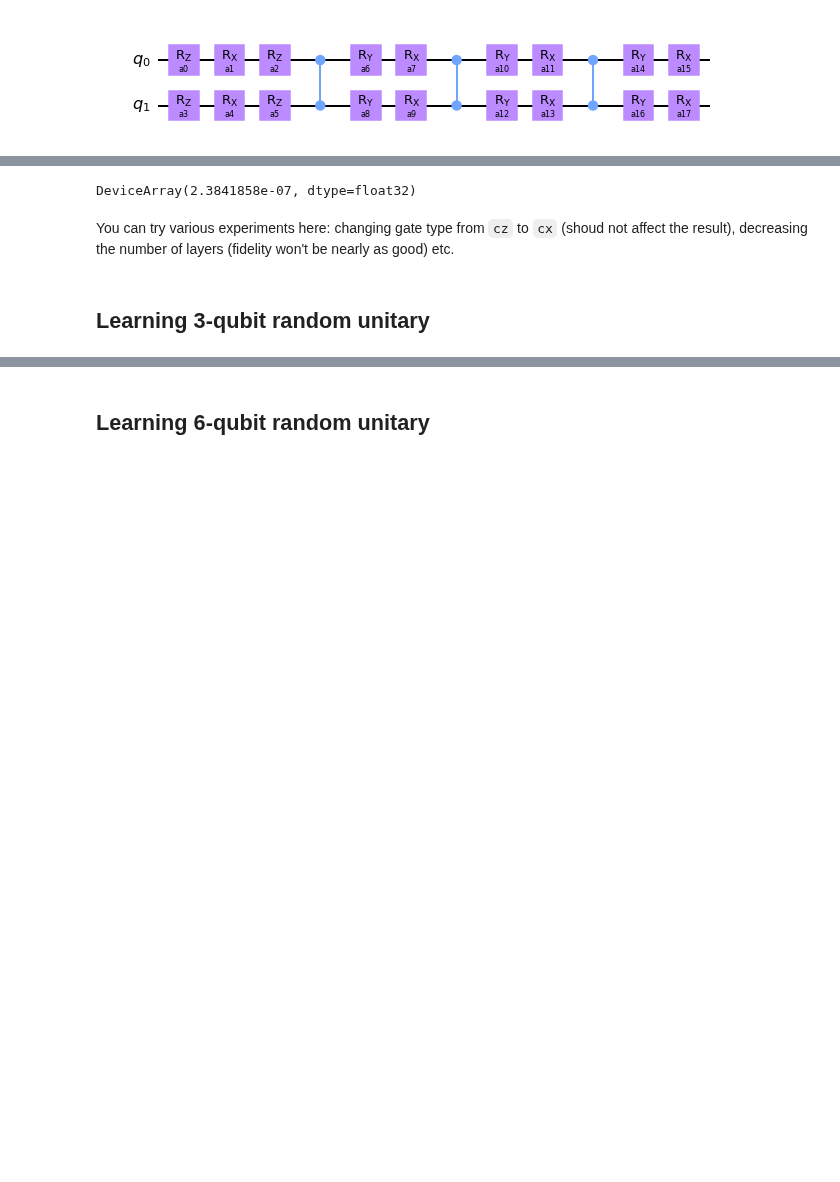
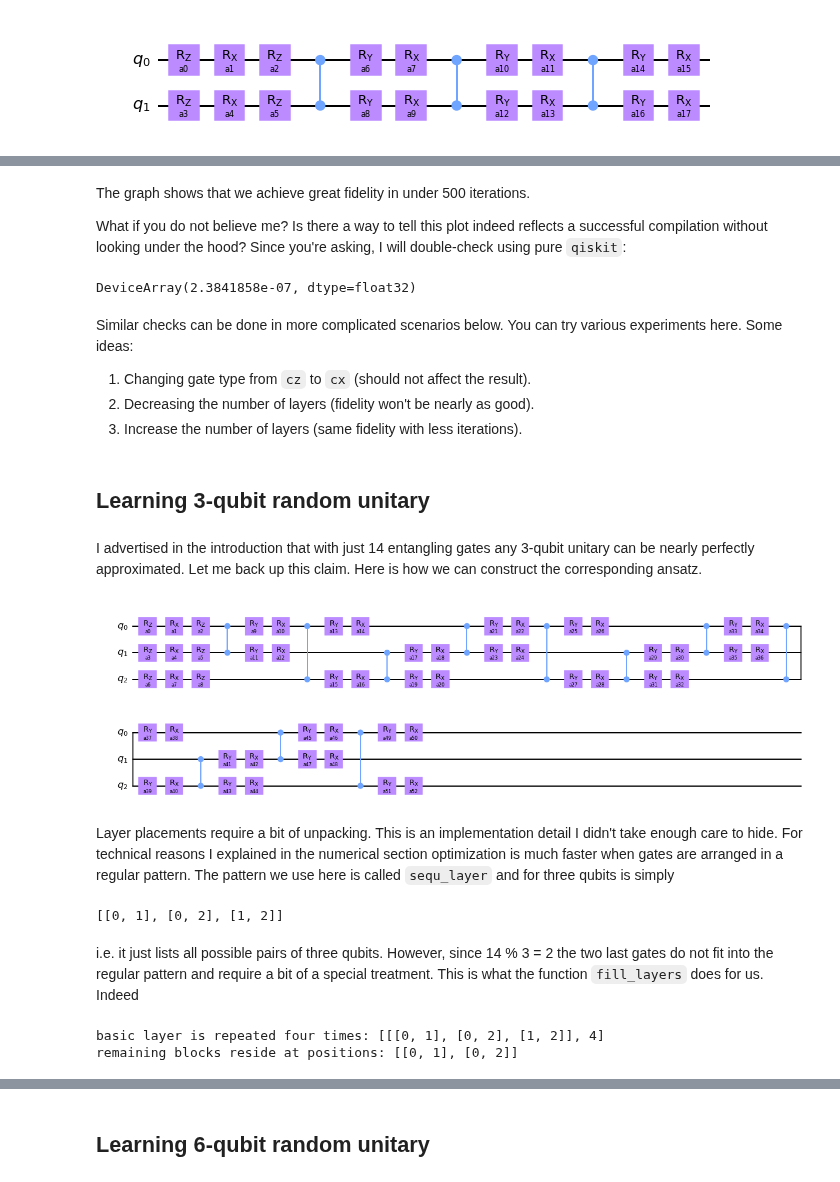
Before and after one commit to idnm/blog0, a Jupyter notebook: _notebooks/2021-12-09-Machine learning compilation of quantum circuits -- experiments.ipynb, the cells around one changed output, grey strips where cells are left out. Drawn from its saved outputs; the diff is of its cells as text; code cells hidden in the pictures; blank space fills up the shorter version.

```diff
--- a/_notebooks/2021-12-09-Machine learning compilation of quantum circuits -- experiments.ipynb
+++ b/_notebooks/2021-12-09-Machine learning compilation of quantum circuits -- experiments.ipynb
@@ -192,7 +198,6 @@ Our `block` class can return a `qiskit` circuit and the correponding unitary mat
 # %%
-# That's how you use random numbers with JAX. Don't worry if this is not familiar.
-key, subkey = random.split(key)
-angles = random.uniform(key, shape=(4,), minval=0, maxval=2*jnp.pi)
+# That's how you use random numbers with JAX. Don't worry if this is not familiar, not essential for our purposes.
+angles = random.uniform(random.PRNGKey(0), shape=(4,), minval=0, maxval=2*jnp.pi)
 
 for gate in ['cx', 'cz']:
     b = block(gate, angles)
@@ -425,0 +429,11 @@ def build_unitary(num_qubits, block_type, angles, layer_placements=[[], 0], free
+# %%
+#collapse
+qc = QuantumCircuit(4)
+i = 0
+for _ in range(11):
+    qc.cx(i,i+1)
+    i = (i+1) % 3
+    if i % 3 == 0:
+        qc.barrier()
+
+qc.draw()
@@ -425,0 +581,4 @@ def build_unitary(num_qubits, block_type, angles, layer_placements=[[], 0], free
+# %%
+layer_placements, free_placements = fill_layers(sequ_layer(3), 10)
+print(layer_placements)
+print(free_placements)
@@ -479,13 +661,17 @@ Here is an example that should illustrate how all this can be used.
 # %%
 n_qubits = 3
 block_type = 'cx'
+
 # For technical reasons all entangling gates are divided into 'layers' and 'free' gates.
+
 single_layer = [[0, 1], [2, 1]] # We make single layer consisting of 'cx' block on qubits [0,1]
-                                # followed by reversed 'cx' block on qubits [1,2]
-layer_placements = [single_layer, 3] # The layer is repeated 3 times
-free_placements = [[1, 0], [0, 1], [1, 2], [2, 1]] # After layers are placed remaining `free placements` are appended.
+                                # followed by reversed 'cx' block on qubits [1,2].
 
-anz = ansatz(n_qubits, block_type, layer_placements=layer_placements, free_placements=free_placements)
+layers = [single_layer, 3] # The layer is repeated 3 times.
+
+free_placements = [[1, 0], [0, 1], [1, 2], [2, 1]] # Apeend remaining `free placements` a.
+
+anz = Ansatz(n_qubits, block_type, layer_placements=layers, free_placements=free_placements)
 # %% [markdown]
 Here is what resulting circuit looks like.
 # %%
@@ -544 +720,5 @@ The graph shows that we achive great fidelity in under 500 iterations. Just be b
+# %% [markdown]
+The graph shows that we achieve great fidelity in under 500 iterations.
+
+What if you do not believe me? Is there a way to tell this plot indeed reflects a successful compilation without looking under the hood? Since you're asking, I will double-check using pure `qiskit`:
 # %%
@@ -549,6 +729,36 @@ disc(u_qs, u_target)
 # %% [output]
 DeviceArray(2.3841858e-07, dtype=float32)
 # %% [markdown]
-You can try various experiments here: changing gate type from `cz` to `cx` (shoud not affect the result), decreasing the number of layers (fidelity won't be nearly as good) etc.
+Similar checks can be done in more complicated scenarios below. You can try various experiments here. Some ideas:
+1. Changing gate type from `cz` to `cx` (should not affect the result).
+1. Decreasing the number of layers (fidelity won't be nearly as good).
+1. Increase the number of layers (same fidelity with less iterations).
 # %% [markdown]
 ## Learning 3-qubit random unitary
+# %% [markdown]
+I advertised in the introduction that with just 14 entangling gates any 3-qubit unitary can be nearly perfectly approximated. Let me back up this claim. Here is how we can construct the corresponding ansatz.
+# %%
+num_qubits = 3
+block_type = 'cz'
+depth = 14
+layer_placemets, free_placements = fill_layers(sequ_layer(num_qubits), depth)
+
+anz = Ansatz(num_qubits, block_type, layer_placements=layer_placements, free_placements=free_placements)
+anz.circuit().draw(output='mpl')
+# %% [output]
+[figure, added]
+# %% [markdown]
+Layer placements require a bit of unpacking. This is an implementation detail I didn't take enough care to hide. For technical reasons I explained in the numerical section optimization is much faster when gates are arranged in a regular pattern. The pattern we use here is called `sequ_layer` and for three qubits is simply
+# %%
+sequ_layer(num_qubits)
+# %% [output]
+[[0, 1], [0, 2], [1, 2]]
+# %% [markdown]
+i.e. it just lists all possible pairs of three qubits. However, since 14 % 3 = 2 the two last gates do not fit into the regular pattern and require a bit of a special treatment. This is what the function `fill_layers` does for us. Indeed
+# %%
+layer_placements, free_placements = fill_layers(sequ_layer(num_qubits), depth)
+print('basic layer is repeated four times:', layer_placements)
+print('remaining blocks reside at positions:', free_placements)
+# %% [output]
+basic layer is repeated four times: [[[0, 1], [0, 2], [1, 2]], 4]
+remaining blocks reside at positions: [[0, 1], [0, 2]]
```
Also changed, not shown: parts of 71 cells of this notebook, 3 other files.
